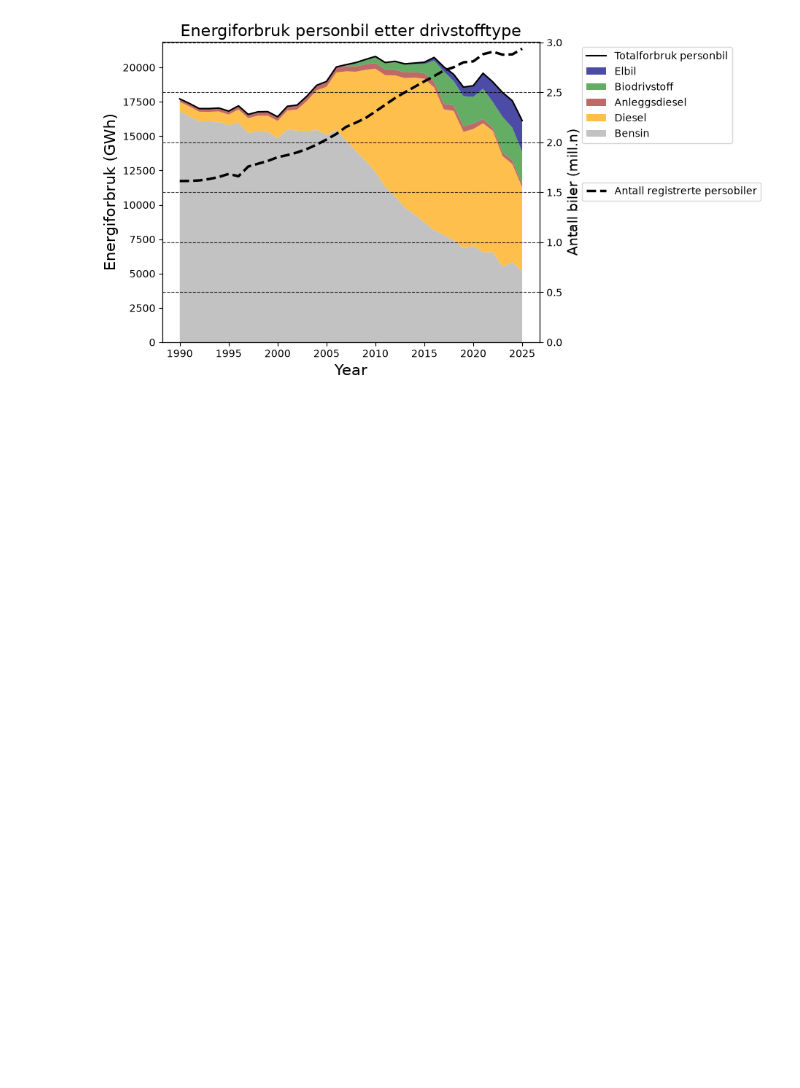
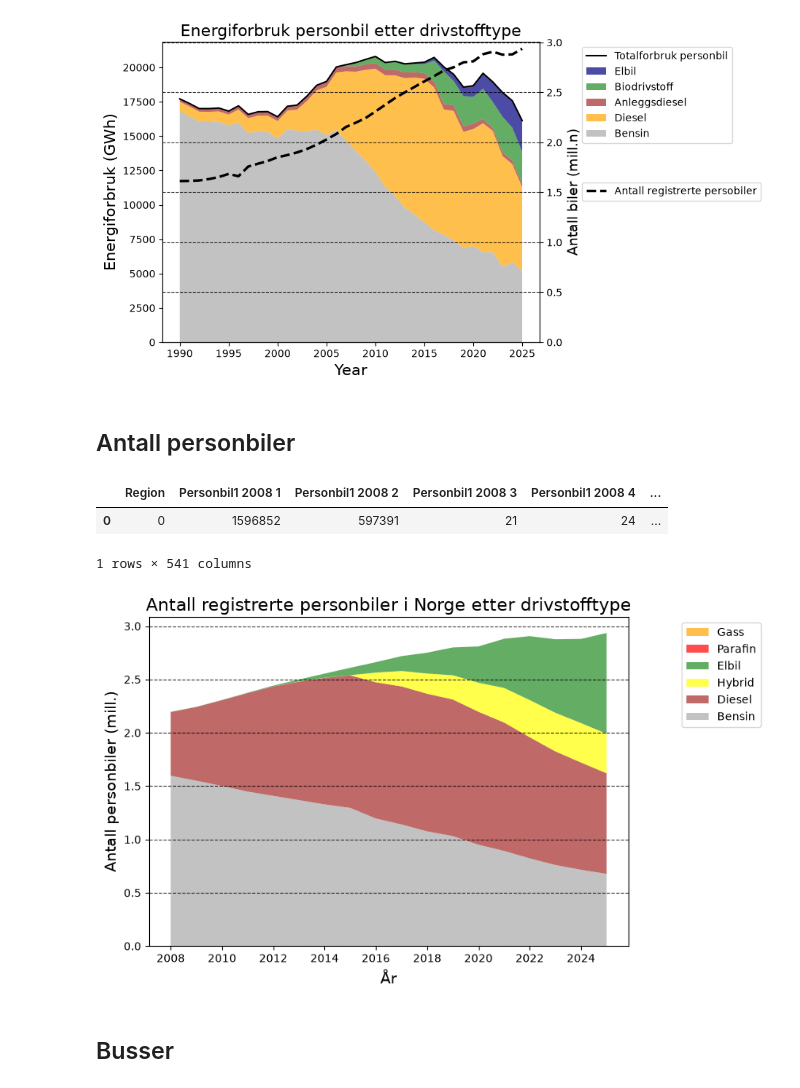
Before and after one commit to Oyvind-Aas/Electricity_and_Energy, a Jupyter notebook: Electricity_exploring.ipynb, the cells around one changed output. Saved outputs shown, nothing was run; the diff lists cells and outputs as text; code cells hidden in the pictures; blank space fills up the shorter version.

Commit message:
Added data and graphs about vehicle with fuel type

```diff
--- a/Electricity_exploring.ipynb
+++ b/Electricity_exploring.ipynb
@@ -366,3 +363,56 @@ fig = px.pie(
 )
 
 fig.show()
+# %% [markdown]
+## Antall personbiler
+# %%
+url = "https://data.ssb.no/api/pxwebapi/v2/tables/07849/data?lang=no&outputFormat=csv&valuecodes[ContentsCode]=Personbil1,Buss3,Varebil4,Lastebil6,TungMot&valuecodes[Tid]=*&valuecodes[Region]=*&codelist[Region]=vs_Landet&valuecodes[DrivstoffType]=*&heading=ContentsCode,Tid,DrivstoffType&stub=Region"
+
+response = requests.get(url, verify=certifi.where(), timeout=30)
+response.raise_for_status()
+response.content
+
+kjøretøy_drivstofftype = pd.read_csv(BytesIO(response.content), header=0, sep=",", encoding="latin1")
+kjøretøy_drivstofftype.head()
+# %% [output]
+|  | Region | Personbil1 2008 1 | Personbil1 2008 2 | Personbil1 2008 3 | Personbil1 2008 4 | ... |
+| 0 | 0 | 1596852 | 597391 | 21 | 24 | ... |
+1 rows × 541 columns
+# %%
+year = kjøretøy_drivstofftype.columns.str.extract(r'(\d{4})').iloc[1:,:].astype(int)[0].drop_duplicates()
+personbil_df = kjøretøy_drivstofftype.filter(regex='Personbil1')
+# %%
+bensin = personbil_df.filter(regex=r'\d{4} 1$').iloc[0].to_numpy()
+diesel = personbil_df.filter(regex=r'\d{4} 2$').iloc[0].to_numpy()
+parafin = personbil_df.filter(regex=r'\d{4} 3$').iloc[0].to_numpy()
+gass = personbil_df.filter(regex=r'\d{4} 4$').iloc[0].to_numpy()
+el = personbil_df.filter(regex=r'\d{4} 5$').iloc[0].to_numpy()
+hybrid = personbil_df.filter(regex=r'\d{4} 6$').iloc[0].to_numpy()
+# %%
+from matplotlib.ticker import MaxNLocator
+
+fig, ax1 = plt.subplots()
+
+ax1.set_xlabel('År', fontsize = 14)
+ax1.set_ylabel('Antall personbiler (mill.)', color='black', fontsize = 14)
+
+ax1.stackplot(
+    year,
+    bensin/1e6, diesel/1e6, hybrid/1e6 , el/1e6 ,  parafin/1e6, gass/1e6,
+    labels=['Bensin', 'Diesel', 'Hybrid', 'Elbil', 'Parafin' , 'Gass'],
+    colors=['darkgrey', 'brown', 'yellow', 'forestgreen', 'red' , 'orange'],
+    alpha=0.7
+)
+
+ax1.xaxis.set_major_locator(MaxNLocator(integer=True))
+
+fig.tight_layout()
+fig.set_figheight(5)
+fig.set_figwidth(7)
+ax1.set_title('Antall registrerte personbiler i Norge etter drivstofftype', fontsize = 16)
+ax1.legend(fontsize='medium', loc='upper left', bbox_to_anchor=(1.1, 1), reverse=True)
+
+plt.grid(axis='y', linestyle='--', alpha=0.8, color ='black')
+plt.show()
+# %% [output]
+[figure, added]
@@ -368,0 +445,2 @@ fig.show()
+# %% [markdown]
+## Busser
```
Also changed, not shown: parts of 18 cells of this notebook.
